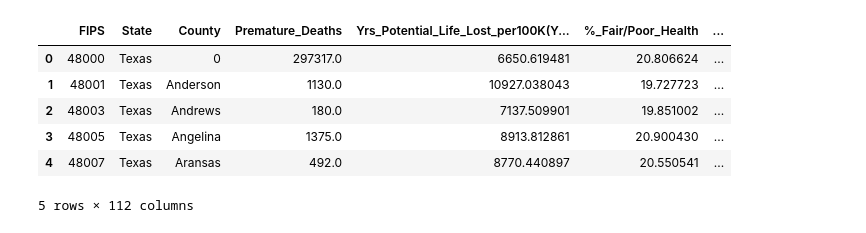
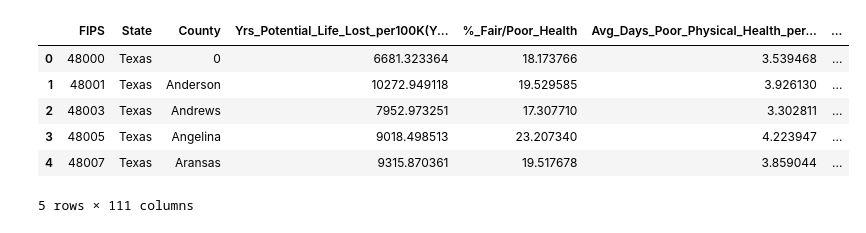
Before and after one commit to stevenjbark/DataAnalytics-FinalProject, a Jupyter notebook: Data/Data_Cleaning.ipynb, the cells around one changed output. Cells and saved outputs as stored; diff of their text form; code cells hidden in the pictures.

Commit message:
full 2019 year dataset

```diff
--- a/Data/Data_Cleaning.ipynb
+++ b/Data/Data_Cleaning.ipynb
@@ -5,7 +5,7 @@ import os
 import numpy as np
 import pymongo
 # %%
-file = pd.read_excel(os.path.join("Original_Files","CountyHealthRankingsData","2020","2020 County Health Rankings Texas Data - v1_0.xlsx"),sheet_name='Ranked Measure Data',header=(0,1))
+file = pd.read_excel(os.path.join("Original_Files","CountyHealthRankingsData","2019","2019 County Health Rankings Texas Data - v1_0.xls"),sheet_name='Ranked Measure Data',header=(0,1))
 df = pd.DataFrame(file)
 df.head()
 # %% [output]
@@ -317,0 +229,4 @@ df.head()
+# %%
+file2 = pd.read_excel(os.path.join("Original_Files","CountyHealthRankingsData","2019","2019 County Health Rankings Texas Data - v1_0.xls"),sheet_name='Additional Measure Data',header=(0,1))
+df2 = pd.DataFrame(file2)
+df2.head()
@@ -579,25 +345,25 @@ df2.rename(columns = {'Unnamed: 0_level_0_FIPS':'FIPS',
  'Child mortality_Child Mortality Rate':'Child(under18)_Mortality_per_100K',
  'Infant mortality_# Deaths':'Infant(within1yr)_Mortality_#_Deaths',
  'Infant mortality_Infant Mortality Rate':'Infant(within1yr)_Mortality_per_1K_live_births',
- 'Diabetes prevalence_% Adults with Diabetes':'%_Adults(20+)_Diagnosed_Diabetes',
+ 'Diabetes prevalence_% Diabetic':'%_Adults(20+)_Diagnosed_Diabetes',
  'HIV prevalence_# HIV Cases':'#_HIV_Cases',
  'HIV prevalence_HIV Prevalence Rate':'#_Ppl(Age13+)_diagnosed_HIV_per_100K',
  'Food insecurity_# Food Insecure':'#_Ppl_Food_Insecure',
  'Food insecurity_% Food Insecure':'%_Pop_w/o_Adequate_Access_to_Food',
  'Limited access to healthy foods_# Limited Access':'#_Ppl_Low_Income_or_Do_Not_Live_Near_Grocery_Store',
- 'Limited access to healthy foods_% Limited Access to Healthy Foods':'%_Pop_with_Limited_Access_to_Food',
+ 'Limited access to healthy foods_% Limited Access':'%_Pop_with_Limited_Access_to_Food',
  'Drug overdose deaths_# Drug Overdose Deaths':'#_Drug_Overdose_Deaths',
  'Drug overdose deaths_Drug Overdose Mortality Rate':'Drug_Overdose_Deaths_per_100K',
  'Motor vehicle crash deaths_# Motor Vehicle Deaths':'#_Motor_Vehicle_Deaths',
- 'Motor vehicle crash deaths_Motor Vehicle Mortality Rate':'Motor_Vehicle_Deaths_per_100K',
+ 'Motor vehicle crash deaths_MV Mortality Rate':'Motor_Vehicle_Deaths_per_100K',
  'Uninsured adults_# Uninsured':'#_Adults(under65)_w/o_Health_Insurance',
  'Uninsured adults_% Uninsured':'%_Adults(under65)_w/o_Health_Insurance',
  'Uninsured children_# Uninsured':'#_Children(under19)_w/o_Health_Insurance',
  'Uninsured children_% Uninsured':'%_Children(under19)_w/o_Health_Insurance',
- 'Other primary care providers_Other Primary Care Provider Rate':'Other_Primary_Care_Providers(non_physician)_per_100K',
- 'Other primary care providers_Other Primary Care Provider Ratio':'Pop_to_Other_Primary_Care_Providers(non_physician)',
- 'Median household income_Median Household Income':'Median_Household_Income',
- 'Children eligible for free or reduced price lunch_% Enrolled in Free or Reduced Lunch':'%_Children_Enrolled_in_Free/Reduced_Lunch',
+ 'Other primary care providers_Other PCP Rate':'Other_Primary_Care_Providers(non_physician)_per_100K',
+ 'Other primary care providers_Other PCP Ratio':'Pop_to_Other_Primary_Care_Providers(non_physician)',
+ 'Median household income_Household Income':'Median_Household_Income',
+ 'Children eligible for free or reduced price lunch_% Free or Reduced Lunch':'%_Children_Enrolled_in_Free/Reduced_Lunch',
  'Homicides_Homicide Rate':'#_Deaths_due_to_Homicide_per_100K',
  'Demographics_Population':'Resident_Population',
  'Demographics_% less than 18 years of age':'%_under_18_years_of_age',
@@ -748,12 +534,12 @@ joined_df.head()
 # %%
-joined_df['Year']='2020'
+joined_df['Year']='2019'
 joined_df.head()
 # %% [output]
-|  | FIPS | State | County | Premature_Deaths | Yrs_Potential_Life_Lost_per100K(Y... | %_Fair/Poor_Health | ... |
-| 0 | 48000 | Texas | 0 | 297317.0 | 6650.619481 | 20.806624 | ... |
-| 1 | 48001 | Texas | Anderson | 1130.0 | 10927.038043 | 19.727723 | ... |
-| 2 | 48003 | Texas | Andrews | 180.0 | 7137.509901 | 19.851002 | ... |
-| 3 | 48005 | Texas | Angelina | 1375.0 | 8913.812861 | 20.900430 | ... |
-| 4 | 48007 | Texas | Aransas | 492.0 | 8770.440897 | 20.550541 | ... |
+|  | FIPS | State | County | Yrs_Potential_Life_Lost_per100K(Y... | %_Fair/Poor_Health | Avg_Days_Poor_Physical_Health_per... | ... |
+| 0 | 48000 | Texas | 0 | 6681.323364 | 18.173766 | 3.539468 | ... |
+| 1 | 48001 | Texas | Anderson | 10272.949118 | 19.529585 | 3.926130 | ... |
+| 2 | 48003 | Texas | Andrews | 7952.973251 | 17.307710 | 3.302811 | ... |
+| 3 | 48005 | Texas | Angelina | 9018.498513 | 23.207340 | 4.223947 | ... |
+| 4 | 48007 | Texas | Aransas | 9315.870361 | 19.517678 | 3.859044 | ... |
-5 rows × 112 columns
+5 rows × 111 columns
 # %%
```
Also changed, not shown: parts of 22 cells of this notebook, 3 other files.
